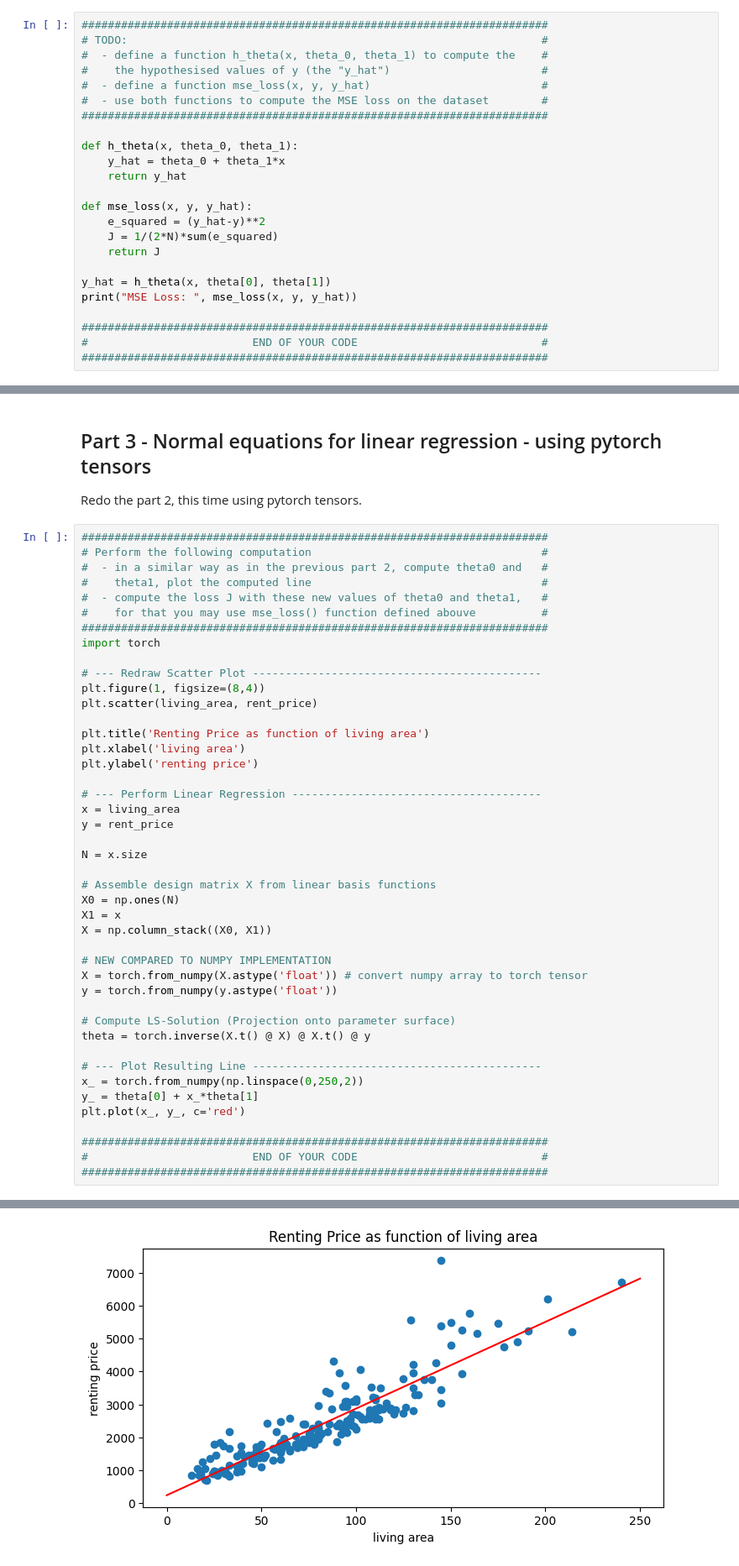
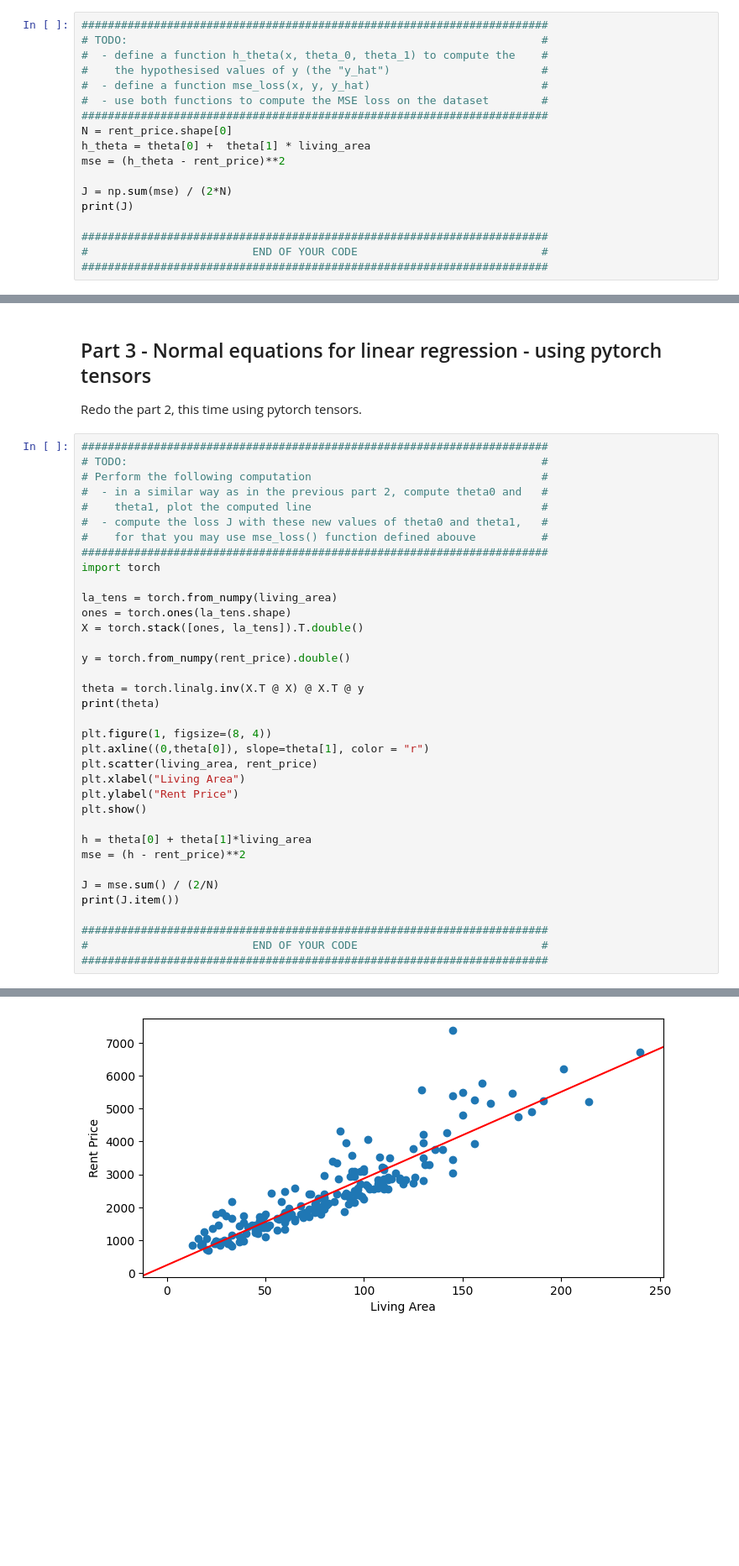
Before and after one commit to ayomeer/DeLearn, a Jupyter notebook: DL-PW-01/DL-PW-01-material/ex4-linear-regression-closed-form/linear-regression-stud.ipynb, the cells around one changed output, grey strips where cells are left out. Shown at 84% size. Cells and saved outputs as stored; diff of their text form; blank space fills up the shorter version.

Commit message:
added Solutions Week 1

```diff
--- a/DL-PW-01/DL-PW-01-material/ex4-linear-regression-closed-form/linear-regression-stud.ipynb
+++ b/DL-PW-01/DL-PW-01-material/ex4-linear-regression-closed-form/linear-regression-stud.ipynb
@@ -145,18 +129,12 @@ $$J(\theta) = \frac{1}{2N} \sum_{n=1}^{N} (h_{\theta}(\mathbf{x}_{n}) - y_{n})^{
 #  - define a function mse_loss(x, y, y_hat)                          #
 #  - use both functions to compute the MSE loss on the dataset        #
 #######################################################################
+N = rent_price.shape[0]
+h_theta = theta[0] +  theta[1] * living_area
+mse = (h_theta - rent_price)**2
 
-def h_theta(x, theta_0, theta_1):
-    y_hat = theta_0 + theta_1*x
-    return y_hat
-
-def mse_loss(x, y, y_hat):
-    e_squared = (y_hat-y)**2
-    J = 1/(2*N)*sum(e_squared)
-    return J
-
-y_hat = h_theta(x, theta[0], theta[1])
-print("MSE Loss: ", mse_loss(x, y, y_hat))
+J = np.sum(mse) / (2*N)
+print(J)
 
 #######################################################################
 #                         END OF YOUR CODE                            #
@@ -169,6 +148,7 @@ MSE Loss:  138034.95779787414
 Redo the part 2, this time using pytorch tensors.
 # %%
 #######################################################################
+# TODO:                                                               #
 # Perform the following computation                                   #
 #  - in a similar way as in the previous part 2, compute theta0 and   #
 #    theta1, plot the computed line                                   #
@@ -177,36 +157,27 @@ Redo the part 2, this time using pytorch tensors.
 #######################################################################
 import torch
 
-# --- Redraw Scatter Plot --------------------------------------------
-plt.figure(1, figsize=(8,4))
+la_tens = torch.from_numpy(living_area)
+ones = torch.ones(la_tens.shape)
+X = torch.stack([ones, la_tens]).T.double()
+
+y = torch.from_numpy(rent_price).double()
+
+theta = torch.linalg.inv(X.T @ X) @ X.T @ y
+print(theta)
+
+plt.figure(1, figsize=(8, 4))
+plt.axline((0,theta[0]), slope=theta[1], color = "r")
 plt.scatter(living_area, rent_price)
+plt.xlabel("Living Area")
+plt.ylabel("Rent Price")
+plt.show()
 
-plt.title('Renting Price as function of living area')
-plt.xlabel('living area')
-plt.ylabel('renting price')
+h = theta[0] + theta[1]*living_area
+mse = (h - rent_price)**2
 
-# --- Perform Linear Regression --------------------------------------
-x = living_area
-y = rent_price
-
-N = x.size
-
-# Assemble design matrix X from linear basis functions
-X0 = np.ones(N)
-X1 = x
-X = np.column_stack((X0, X1))
-
-# NEW COMPARED TO NUMPY IMPLEMENTATION
-X = torch.from_numpy(X.astype('float')) # convert numpy array to torch tensor
-y = torch.from_numpy(y.astype('float'))
-
-# Compute LS-Solution (Projection onto parameter surface)
-theta = torch.inverse(X.t() @ X) @ X.t() @ y
-
-# --- Plot Resulting Line --------------------------------------------
-x_ = torch.from_numpy(np.linspace(0,250,2))
-y_ = theta[0] + x_*theta[1]
-plt.plot(x_, y_, c='red')
+J = mse.sum() / (2/N)
+print(J.item())
 
 #######################################################################
 #                         END OF YOUR CODE                            #
@@ -216 +187 @@ plt.plot(x_, y_, c='red')
-[figure, old version]
+[figure, new version]
```
Also changed, not shown: parts of 10 cells of this notebook, 2 other files.
